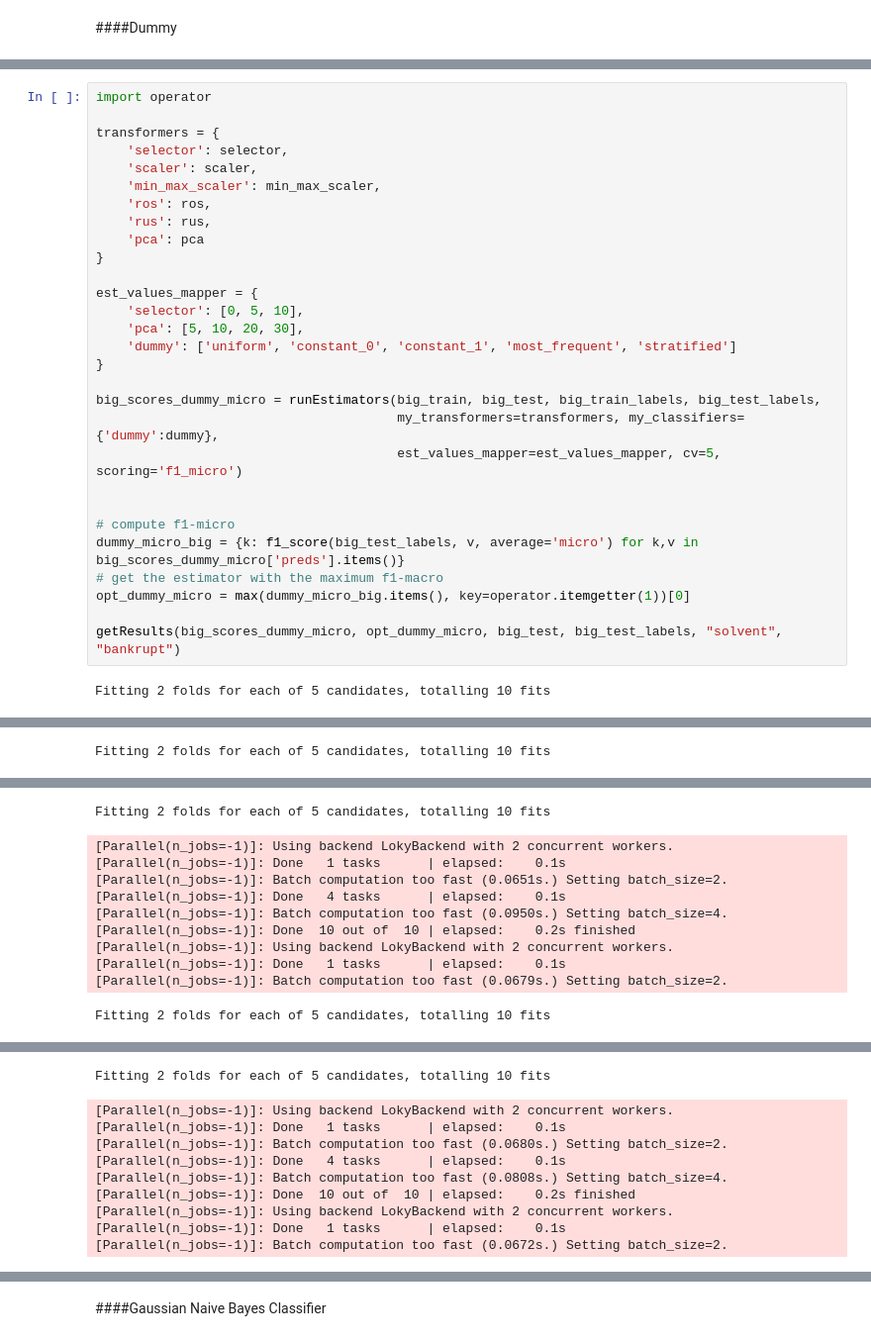
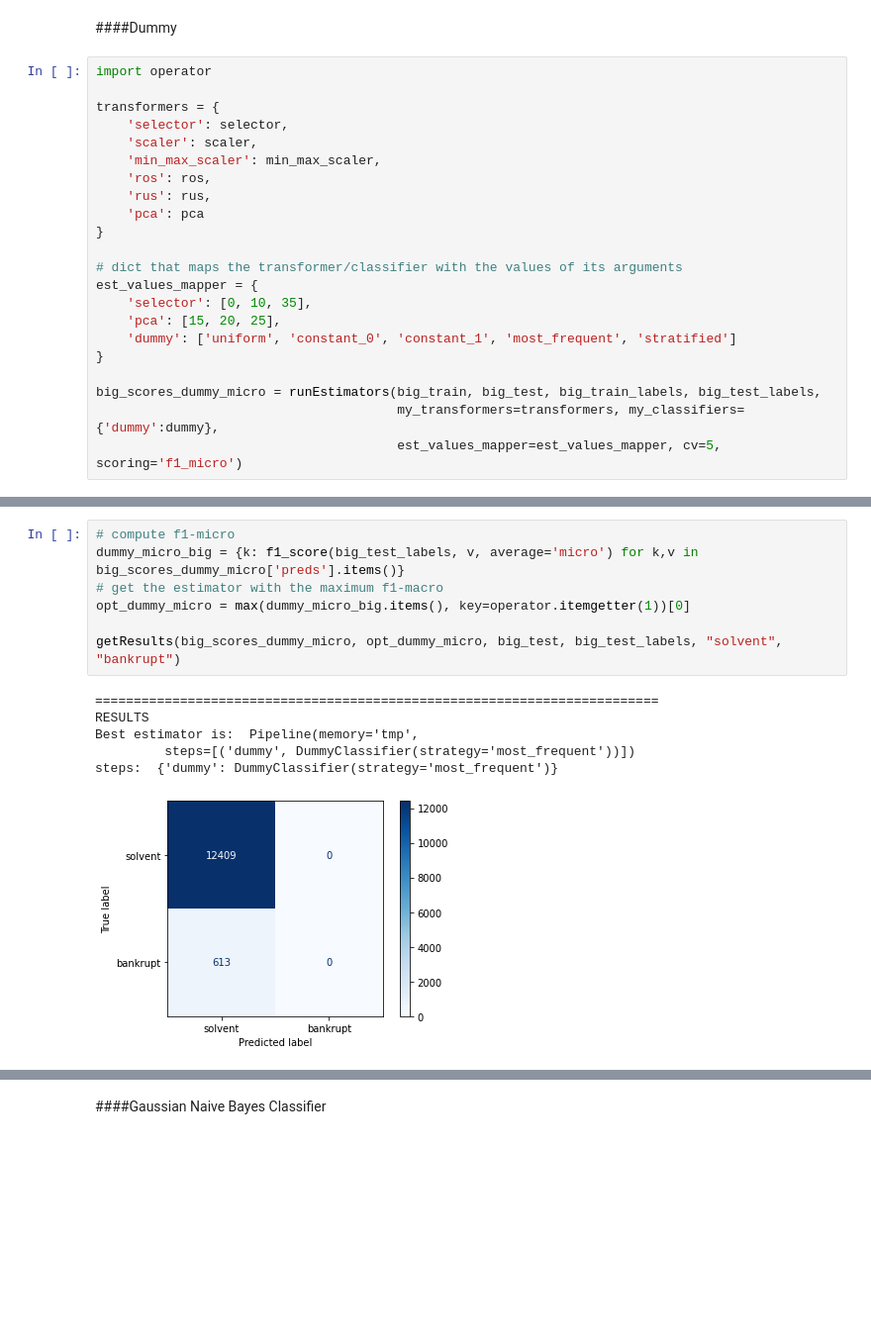
Before and after one commit to jkalogero/Neural-Networks, a Jupyter notebook: Lab_1/Lab_1.ipynb, the cells around one changed output, grey strips where cells are left out. Shown at 99% size. Saved outputs shown, nothing was run; the diff lists cells and outputs as text; blank space fills up the shorter version.

```diff
--- a/Lab_1/Lab_1.ipynb
+++ b/Lab_1/Lab_1.ipynb
@@ -2824,3 +2933,25 @@ est_values_mapper = {
 ###Μετρική απόδοσης f1-micro
 # %% [markdown]
 ####Dummy
+# %%
+import operator
+
+transformers = {
+    'selector': selector,
+    'scaler': scaler,
+    'min_max_scaler': min_max_scaler,
+    'ros': ros,
+    'rus': rus,
+    'pca': pca
+}
+
+# dict that maps the transformer/classifier with the values of its arguments
+est_values_mapper = {
+    'selector': [0, 10, 35],
+    'pca': [15, 20, 25],
+    'dummy': ['uniform', 'constant_0', 'constant_1', 'most_frequent', 'stratified']
+}
+
+big_scores_dummy_micro = runEstimators(big_train, big_test, big_train_labels, big_test_labels,
+                                       my_transformers=transformers, my_classifiers={'dummy':dummy},
+                                       est_values_mapper=est_values_mapper, cv=5, scoring='f1_micro')
@@ -2827,31 +3019,14 @@ est_values_mapper = {
 # %%
-import operator
-
-transformers = {
-    'selector': selector,
-    'scaler': scaler,
-    'min_max_scaler': min_max_scaler,
-    'ros': ros,
-    'rus': rus,
-    'pca': pca
-}
-
-est_values_mapper = {
-    'selector': [0, 5, 10],
-    'pca': [5, 10, 20, 30],
-    'dummy': ['uniform', 'constant_0', 'constant_1', 'most_frequent', 'stratified']
-}
-
-big_scores_dummy_micro = runEstimators(big_train, big_test, big_train_labels, big_test_labels,
-                                       my_transformers=transformers, my_classifiers={'dummy':dummy},
-                                       est_values_mapper=est_values_mapper, cv=5, scoring='f1_micro')
-
-
 # compute f1-micro
 dummy_micro_big = {k: f1_score(big_test_labels, v, average='micro') for k,v in big_scores_dummy_micro['preds'].items()}
 # get the estimator with the maximum f1-macro
 opt_dummy_micro = max(dummy_micro_big.items(), key=operator.itemgetter(1))[0]
 
 getResults(big_scores_dummy_micro, opt_dummy_micro, big_test, big_test_labels, "solvent", "bankrupt")
 # %% [output]
-Fitting 2 folds for each of 5 candidates, totalling 10 fits
+=========================================================================
+RESULTS
+Best estimator is:  Pipeline(memory='tmp',
+         steps=[('dummy', DummyClassifier(strategy='most_frequent'))])
+steps:  {'dummy': DummyClassifier(strategy='most_frequent')}
+[figure, added]
@@ -2865 +3046,0 @@ Fitting 2 folds for each of 5 candidates, totalling 10 fits
-Fitting 2 folds for each of 5 candidates, totalling 10 fits
@@ -2869,11 +3046,0 @@ Fitting 2 folds for each of 5 candidates, totalling 10 fits
-Fitting 2 folds for each of 5 candidates, totalling 10 fits
-[Parallel(n_jobs=-1)]: Using backend LokyBackend with 2 concurrent workers.
-[Parallel(n_jobs=-1)]: Done   1 tasks      | elapsed:    0.1s
-[Parallel(n_jobs=-1)]: Batch computation too fast (0.0651s.) Setting batch_size=2.
-[Parallel(n_jobs=-1)]: Done   4 tasks      | elapsed:    0.1s
-[Parallel(n_jobs=-1)]: Batch computation too fast (0.0950s.) Setting batch_size=4.
-[Parallel(n_jobs=-1)]: Done  10 out of  10 | elapsed:    0.2s finished
-[Parallel(n_jobs=-1)]: Using backend LokyBackend with 2 concurrent workers.
-[Parallel(n_jobs=-1)]: Done   1 tasks      | elapsed:    0.1s
-[Parallel(n_jobs=-1)]: Batch computation too fast (0.0679s.) Setting batch_size=2.
-Fitting 2 folds for each of 5 candidates, totalling 10 fits
@@ -2883,10 +3046,0 @@ Fitting 2 folds for each of 5 candidates, totalling 10 fits
-Fitting 2 folds for each of 5 candidates, totalling 10 fits
-[Parallel(n_jobs=-1)]: Using backend LokyBackend with 2 concurrent workers.
-[Parallel(n_jobs=-1)]: Done   1 tasks      | elapsed:    0.1s
-[Parallel(n_jobs=-1)]: Batch computation too fast (0.0680s.) Setting batch_size=2.
-[Parallel(n_jobs=-1)]: Done   4 tasks      | elapsed:    0.1s
-[Parallel(n_jobs=-1)]: Batch computation too fast (0.0808s.) Setting batch_size=4.
-[Parallel(n_jobs=-1)]: Done  10 out of  10 | elapsed:    0.2s finished
-[Parallel(n_jobs=-1)]: Using backend LokyBackend with 2 concurrent workers.
-[Parallel(n_jobs=-1)]: Done   1 tasks      | elapsed:    0.1s
-[Parallel(n_jobs=-1)]: Batch computation too fast (0.0672s.) Setting batch_size=2.
```
Also changed, not shown: parts of 21 cells of this notebook.
